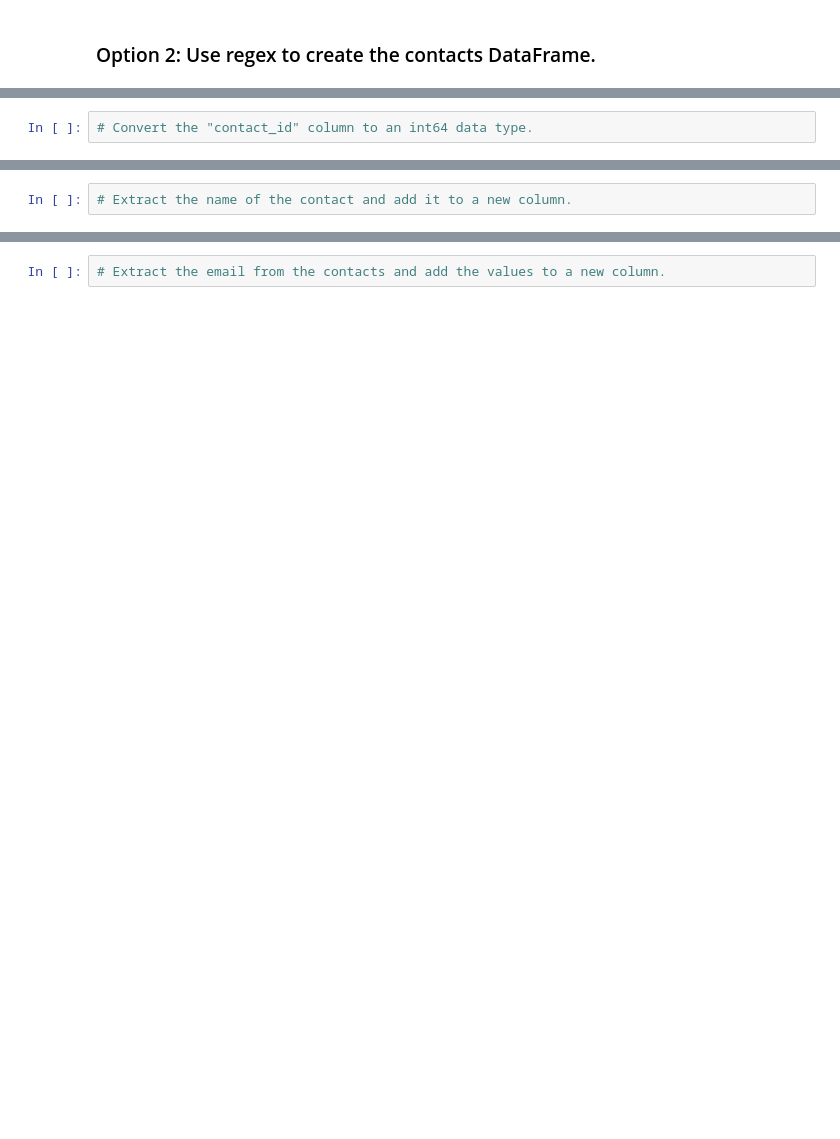
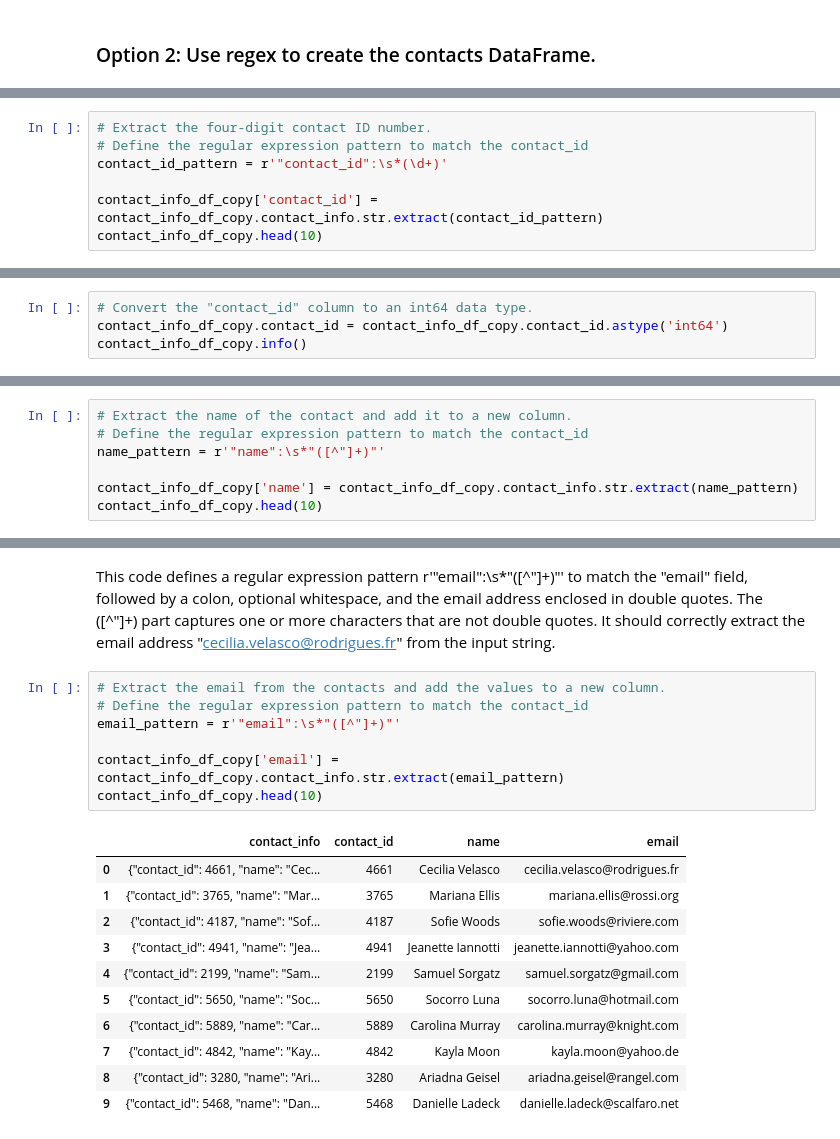
Before and after one commit to dspataru/Crowdfunding_ETL, a Jupyter notebook: ETL_Mini_Project_DSpataru_JBamba.ipynb, the cells around one changed output, grey strips where cells are left out. Saved outputs shown, nothing was run; the diff lists cells and outputs as text; blank space fills up the shorter version.

```diff
--- a/ETL_Mini_Project_DSpataru_JBamba.ipynb
+++ b/ETL_Mini_Project_DSpataru_JBamba.ipynb
@@ -408,0 +506,7 @@ contact_info_df_copy.head()
+# %%
+# Extract the four-digit contact ID number.
+# Define the regular expression pattern to match the contact_id
+contact_id_pattern = r'"contact_id":\s*(\d+)'
+
+contact_info_df_copy['contact_id'] = contact_info_df_copy.contact_info.str.extract(contact_id_pattern)
+contact_info_df_copy.head(10)
@@ -411,2 +538,4 @@ contact_info_df_copy.head()
 # %%
 # Convert the "contact_id" column to an int64 data type.
+contact_info_df_copy.contact_id = contact_info_df_copy.contact_id.astype('int64')
+contact_info_df_copy.info()
@@ -413,2 +554,7 @@ contact_info_df_copy.head()
 # %%
 # Extract the name of the contact and add it to a new column.
+# Define the regular expression pattern to match the contact_id
+name_pattern = r'"name":\s*"([^"]+)"'
+
+contact_info_df_copy['name'] = contact_info_df_copy.contact_info.str.extract(name_pattern)
+contact_info_df_copy.head(10)
@@ -415,4 +573,23 @@ contact_info_df_copy.head()
+# %% [markdown]
+This code defines a regular expression pattern r'"email":\s*"([^"]+)"' to match the "email" field, followed by a colon, optional whitespace, and the email address enclosed in double quotes. The ([^"]+) part captures one or more characters that are not double quotes. It should correctly extract the email address "cecilia.velasco@rodrigues.fr" from the input string.
 # %%
 # Extract the email from the contacts and add the values to a new column.
+# Define the regular expression pattern to match the contact_id
+email_pattern = r'"email":\s*"([^"]+)"'
+
+contact_info_df_copy['email'] = contact_info_df_copy.contact_info.str.extract(email_pattern)
+contact_info_df_copy.head(10)
+# %% [output]
+|  | contact_info | contact_id | name | email |
+| 0 | {"contact_id": 4661, "name": "Cec... | 4661 | Cecilia Velasco | cecilia.velasco@rodrigues.fr |
+| 1 | {"contact_id": 3765, "name": "Mar... | 3765 | Mariana Ellis | mariana.ellis@rossi.org |
+| 2 | {"contact_id": 4187, "name": "Sof... | 4187 | Sofie Woods | sofie.woods@riviere.com |
+| 3 | {"contact_id": 4941, "name": "Jea... | 4941 | Jeanette Iannotti | jeanette.iannotti@yahoo.com |
+| 4 | {"contact_id": 2199, "name": "Sam... | 2199 | Samuel Sorgatz | samuel.sorgatz@gmail.com |
+| 5 | {"contact_id": 5650, "name": "Soc... | 5650 | Socorro Luna | socorro.luna@hotmail.com |
+| 6 | {"contact_id": 5889, "name": "Car... | 5889 | Carolina Murray | carolina.murray@knight.com |
+| 7 | {"contact_id": 4842, "name": "Kay... | 4842 | Kayla Moon | kayla.moon@yahoo.de |
+| 8 | {"contact_id": 3280, "name": "Ari... | 3280 | Ariadna Geisel | ariadna.geisel@rangel.com |
+| 9 | {"contact_id": 5468, "name": "Dan... | 5468 | Danielle Ladeck | danielle.ladeck@scalfaro.net |
 # %%
 # Create a copy of the contact_info_df with the 'contact_id', 'name', 'email' columns.
```
Also changed, not shown: parts of 25 cells of this notebook, 2 other files.
